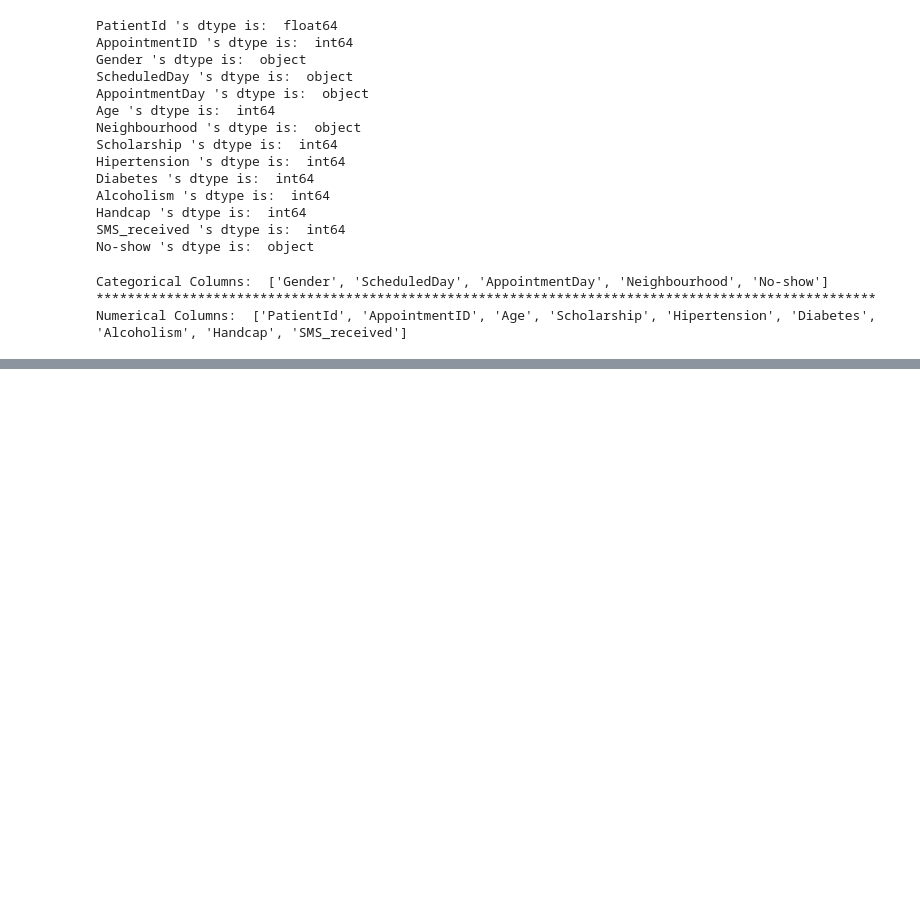
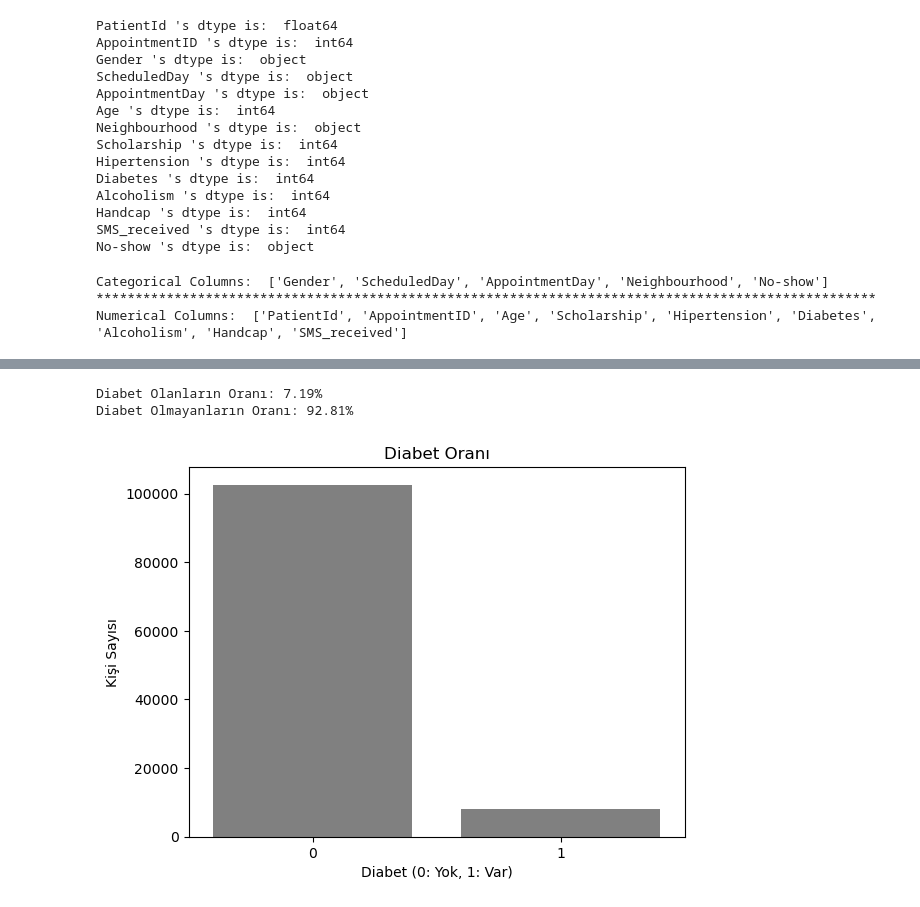
Before and after one commit to UstubecEmre/MedicalAppointmentML, a Jupyter notebook: medical_appointment.ipynb, the cells around one changed output, grey strips where cells are left out. Cells and saved outputs as stored; diff of their text form; code cells hidden in the pictures; blank space fills up the shorter version.

```diff
--- a/medical_appointment.ipynb
+++ b/medical_appointment.ipynb
@@ -137,0 +248,20 @@ Numerical Columns:  ['PatientId', 'AppointmentID', 'Age', 'Scholarship', 'Hipert
+# %%
+# Diabetes
+df_copy["Diabetes"].value_counts()
+diabetest_ratio = (df_copy["Diabetes"] == 1).sum() / len(df_copy)
+print(f"Diabet Olanların Oranı: {diabetest_ratio:.2%}")
+
+no_diabetes =(df_copy["Diabetes"] == 0).sum() / len(df_copy)
+print(f"Diabet Olmayanların Oranı: {no_diabetes:.2%}")
+
+# Alternative way : print(df_copy["Diabetes"].value_counts(normalize= True))
+
+sns.countplot(x = "Diabetes", data = df_copy, color = "gray")
+plt.title("Diabet Oranı")
+plt.xlabel("Diabet (0: Yok, 1: Var)")
+plt.ylabel("Kişi Sayısı")
+plt.show()
+# %% [output]
+Diabet Olanların Oranı: 7.19%
+Diabet Olmayanların Oranı: 92.81%
+[figure, added]
```
Also changed, not shown: parts of 13 cells of this notebook.
